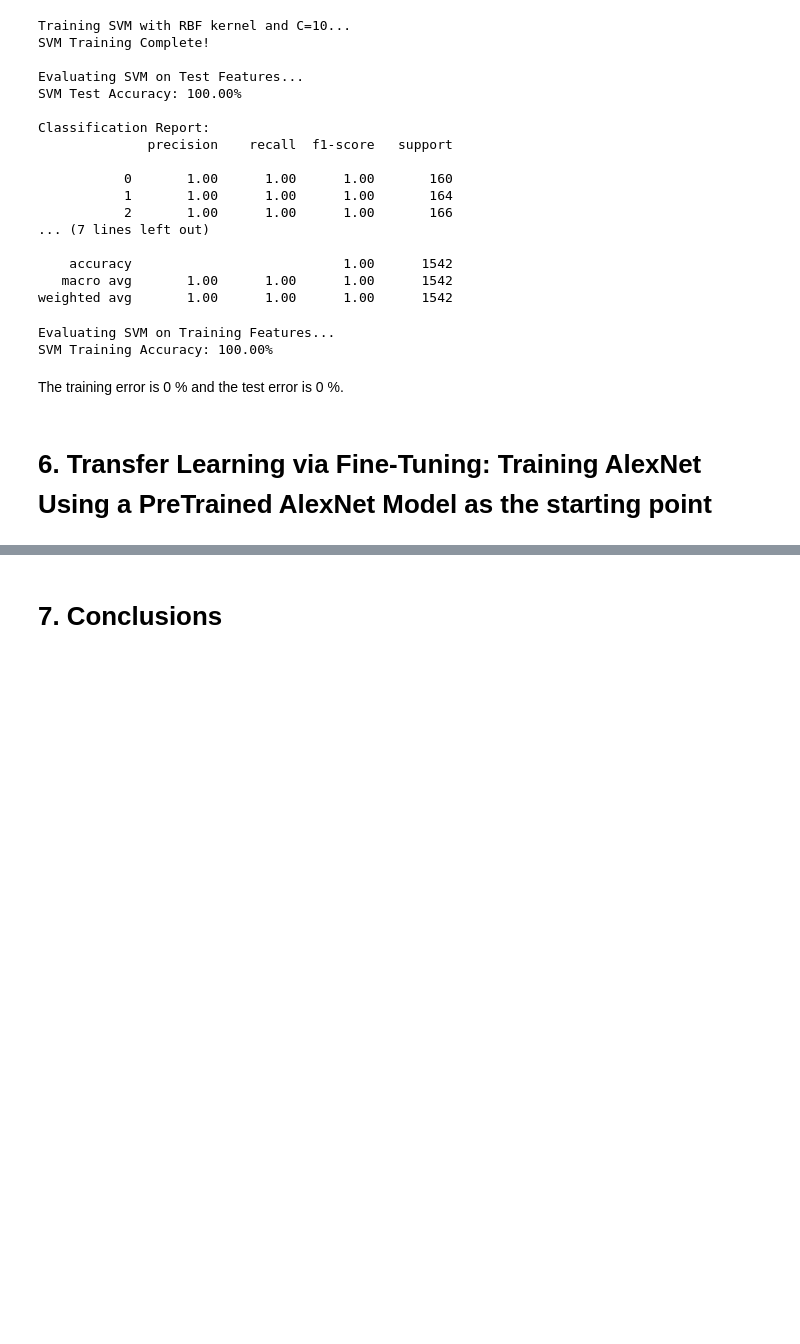
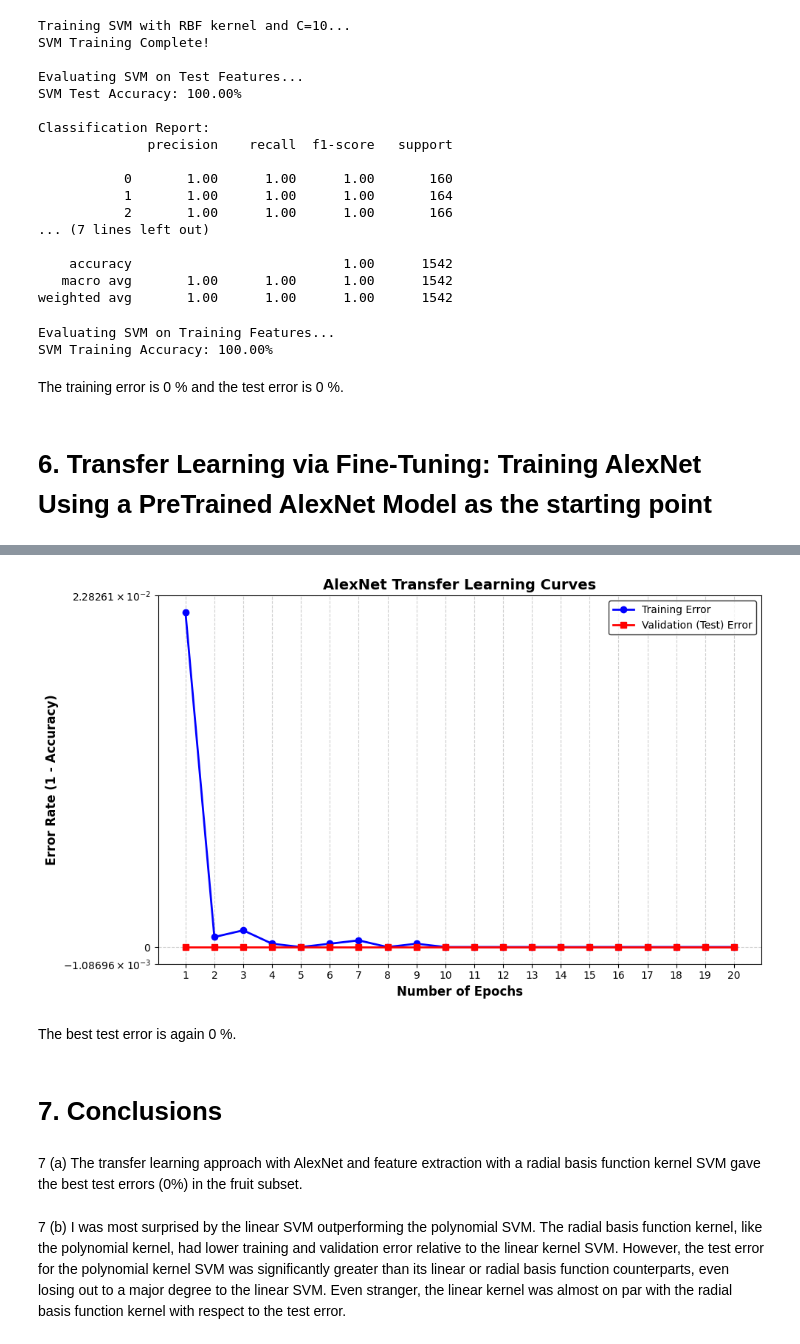
Before and after one commit to Tyler-42690/Fruit-Dataset, a Jupyter notebook: assignment.ipynb, the cells around one changed output, grey strips where cells are left out. Saved outputs shown, nothing was run; the diff lists cells and outputs as text; code cells hidden in the pictures; blank space fills up the shorter version.

```diff
--- a/assignment.ipynb
+++ b/assignment.ipynb
@@ -1302,2 +1416,42 @@ The training error is 0 % and the test error is 0 %.
+# %%
+import matplotlib.pyplot as plt
+
+# 1. Set up the X-axis (Epochs 1 through 20)
+epoch_list = range(1, epochs + 1)
+
+plt.figure(figsize=(10, 6))
+
+plt.yscale('symlog',base=10)  # Use logarithmic scale for better visibility of error rates
+
+# 2. Plot Training Error (Blue line with circular markers)
+plt.plot(epoch_list, train_errors, marker='o', color='blue',
+         linewidth=2, label='Training Error')
+
+# 3. Plot Validation/Test Error (Red line with square markers)
+plt.plot(epoch_list, val_errors, marker='s', color='red',
+         linewidth=2, label='Validation (Test) Error')
+
+# 4. Formatting to make it look clean and academic
+plt.title('AlexNet Transfer Learning Curves', fontsize=14, fontweight='bold')
+plt.xlabel('Number of Epochs', fontsize=12, fontweight='bold')
+plt.ylabel('Error Rate (1 - Accuracy)', fontsize=12, fontweight='bold')
+
+# Ensure the x-axis ticks show every integer epoch
+plt.xticks(epoch_list)
+
+plt.legend(loc='upper right', frameon=True, edgecolor='black')
+plt.grid(True, linestyle='--', alpha=0.6)
+
+# Display the plot
+plt.tight_layout()
+plt.show()
+# %% [output]
+[figure, added]
+# %% [markdown]
+The best test error is again 0 %.
 # %% [markdown]
 <h1><b>7. Conclusions</b></h1>
+# %% [markdown]
+7 (a) The transfer learning approach with AlexNet and feature extraction with a radial basis function kernel SVM gave the best test errors (0%) in the fruit subset.
+# %% [markdown]
+7 (b) I was most surprised by the linear SVM outperforming the polynomial SVM. The radial basis function kernel, like the polynomial kernel, had lower training and validation error relative to the linear kernel SVM. However, the test error for the polynomial kernel SVM was significantly greater than its linear or radial basis function counterparts, even losing out to a major degree to the linear SVM. Even stranger, the linear kernel was almost on par with the radial basis function kernel with respect to the test error.
```
Also changed, not shown: parts of 1 cell of this notebook.
